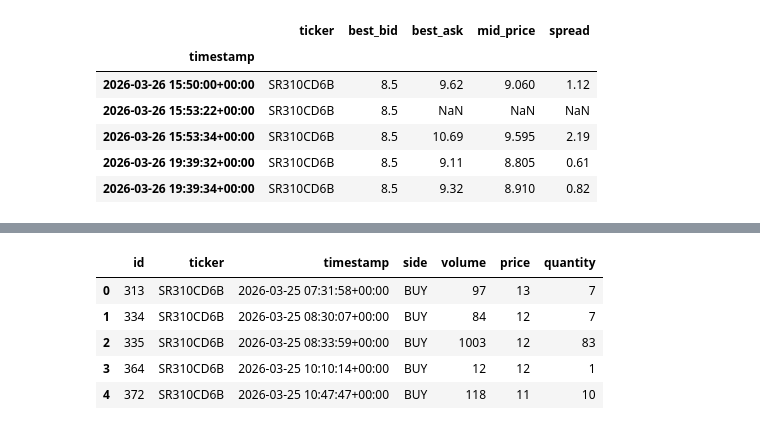
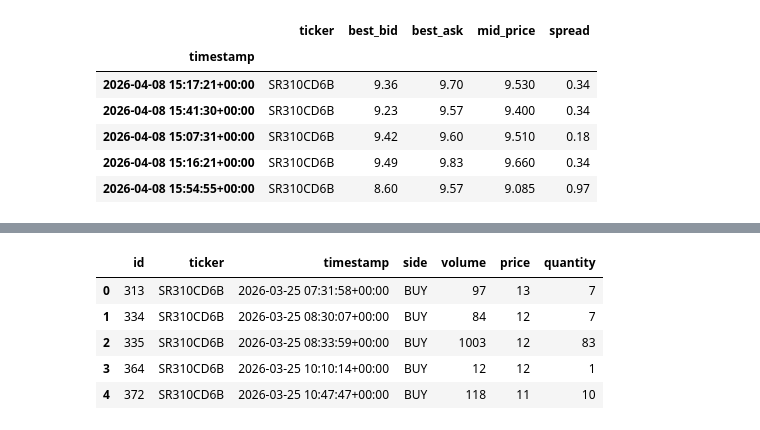
Before and after one commit to SigmaFlowX/Options-Market-Making, a Jupyter notebook: notebooks/live_data_analysys.ipynb, the cells around one changed output, grey strips where cells are left out. Drawn from its saved outputs; the diff is of its cells as text; code cells hidden in the pictures.

```diff
--- a/notebooks/live_data_analysys.ipynb
+++ b/notebooks/live_data_analysys.ipynb
@@ -24,37 +22,37 @@ print(tickers)
 # %%
 import pandas as pd
 
 ticker = "SR310CD6B"
 columns = ["id", "ticker", "timestamp", "bids", "asks"]
 
 query = f"""
 SELECT {', '.join(columns)}
 FROM orderbooks
 WHERE ticker = '{ticker}'
 """
 
 option_df = pd.read_sql_query(query, conn)
 
 option_df['timestamp'] = pd.to_datetime(option_df['timestamp'])
 option_df.set_index('timestamp', inplace=True)
 
 option_df['best_bid'] = option_df['bids'].apply(lambda bids: bids[0]['price'] if bids else None)
 option_df['best_ask'] = option_df['asks'].apply(lambda asks: asks[0]['price'] if asks else None)
 option_df['mid_price'] = option_df['best_bid'] + (option_df['best_ask'] - option_df['best_bid'])/2
 option_df['spread'] = option_df['best_ask'] - option_df['best_bid']
 
 option_df.drop(columns=['bids', 'asks', 'id'], inplace=True)
 option_df = option_df[~option_df.index.duplicated(keep='first')]
 option_df.drop_duplicates(inplace=True)
-option_df.head()
+option_df.tail()
 # %% [output]
 |  | ticker | best_bid | best_ask | mid_price | spread |
 | timestamp |  |  |  |  |  |
-| 2026-03-26 15:50:00+00:00 | SR310CD6B | 8.5 | 9.62 | 9.060 | 1.12 |
-| 2026-03-26 15:53:22+00:00 | SR310CD6B | 8.5 | NaN | NaN | NaN |
-| 2026-03-26 15:53:34+00:00 | SR310CD6B | 8.5 | 10.69 | 9.595 | 2.19 |
-| 2026-03-26 19:39:32+00:00 | SR310CD6B | 8.5 | 9.11 | 8.805 | 0.61 |
-| 2026-03-26 19:39:34+00:00 | SR310CD6B | 8.5 | 9.32 | 8.910 | 0.82 |
+| 2026-04-08 15:17:21+00:00 | SR310CD6B | 9.36 | 9.70 | 9.530 | 0.34 |
+| 2026-04-08 15:41:30+00:00 | SR310CD6B | 9.23 | 9.57 | 9.400 | 0.34 |
+| 2026-04-08 15:07:31+00:00 | SR310CD6B | 9.42 | 9.60 | 9.510 | 0.18 |
+| 2026-04-08 15:16:21+00:00 | SR310CD6B | 9.49 | 9.83 | 9.660 | 0.34 |
+| 2026-04-08 15:54:55+00:00 | SR310CD6B | 8.60 | 9.57 | 9.085 | 0.97 |
 # %%
 import matplotlib.pyplot as plt
 
```
Also changed, not shown: parts of 3 cells of this notebook.
